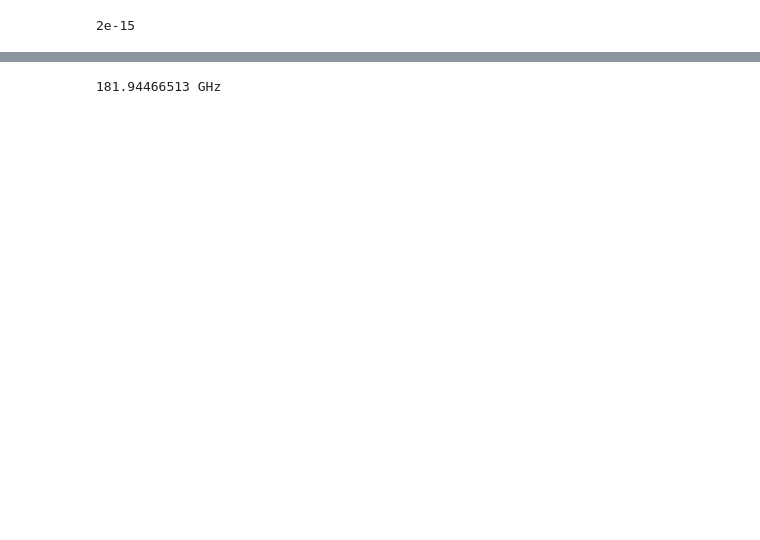
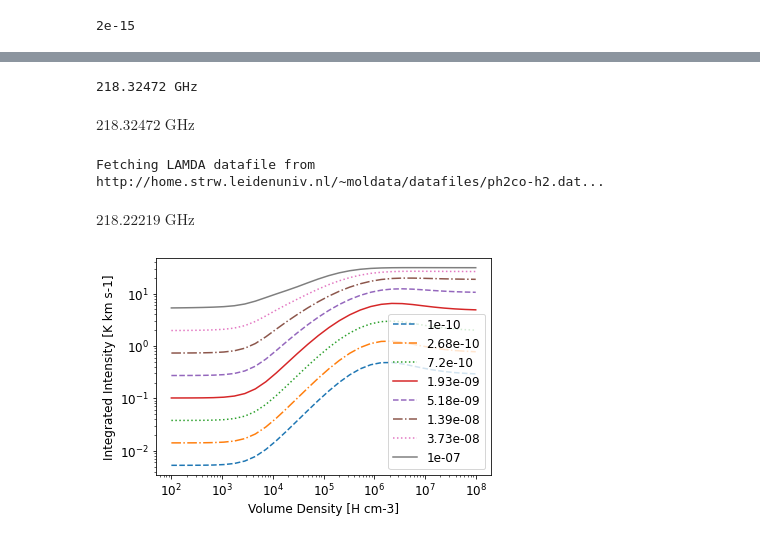
Before and after one commit to SpacialTree/clouds-g5-b1, a Jupyter notebook: DespoticSiO.ipynb, the cells around one changed output, grey strips where cells are left out. Saved outputs shown, nothing was run; the diff lists cells and outputs as text; code cells hidden in the pictures; blank space fills up the shorter version.

```diff
--- a/DespoticSiO.ipynb
+++ b/DespoticSiO.ipynb
@@ -350,4 +357,77 @@ freq = ([l["freq"] for l in lines] * u.Hz).to(u.GHz)
 # %%
-print(freq[19]) # ~218
+print(freq[23]) # ~218
 # %% [output]
-181.94466513 GHz
+218.32472 GHz
+# %%
+freq[23]
+# %% [output]
+$218.32472 \; \mathrm{GHz}$
+# %%
+g5.addEmitter('ph2co-h2', 19**-8)
+# %% [output]
+Fetching LAMDA datafile from http://home.strw.leidenuniv.nl/~moldata/datafiles/ph2co-h2.dat...
+# %%
+lines = g5.lineLum("ph2co-h2")
+# %%
+freq = ([l["freq"] for l in lines] * u.Hz).to(u.GHz)
+freq[2]
+# %% [output]
+$218.22219 \; \mathrm{GHz}$
+# %%
+def bright_temp(lines, n):
+    TB = [l["intTB"] for l in lines] #* u.K * u.km / u.second
+    return TB[n]
+
+### H2CO
+g5 = cloud()
+g5.colDen = 1.0e22
+g5.sigmaNT = 2.0e5
+g5.Tg = 50#150#80.0 #50.0
+g5.comp.xoH2 = 0.1
+g5.comp.xpH2 = 0.4
+g5.comp.xHe = 0.1
+
+vol_dense = 10**np.linspace(2, 8, num=30) # 100 to 10^8
+T_gas = np.linspace(20, 200, num=10) # 20 to 200 K
+#abundance = 10**np.linspace(-13, -6, num=10) # 10^-13 to 10^-6
+
+TB = np.zeros(vol_dense.size)
+abundance = 10**np.linspace(-10, -7, num=8) # 10^-13 to 10^-6
+
+fig, ax = plt.subplots()
+#plt.figure(figsize=(9, 3))
+
+#default_cycler = (cycler(linestyle=linestyle_tuple))
+
+#plt.rc('lines', linewidth=2)
+#plt.rc('axes', prop_cycle=default_cycler)
+
+for a in abundance:
+    for n in range(vol_dense.size):
+        g5.nH = vol_dense[n]
+        g5.sigmaNT = 2e-14 * g5.colDen / g5.nH
+        g5.addEmitter("ph2co-h2", a)
+        lines = g5.lineLum("ph2co-h2")
+        TB[n] = bright_temp(lines, 2)
+    #print('Abundance:', a)
+
+    title = 'Abundance: ' + str(a)# + ' SiO molecules per H nucleus'
+    #print(a)
+    lab = format(a, '.3g') #str(a)
+    plt.plot(vol_dense, TB, next(linecycler), label=lab)
+    plt.xscale('log')
+    plt.yscale('log')
+    plt.xlabel('Volume Density [H cm-3]')
+    plt.ylabel('Integrated Intensity [K km s-1]')
+    #try:
+    #    ax.axhline(y=3.159198, color='r', linestyle='-')#, label='max')
+    #except:
+    #    print('oops')
+    #plt.title(title)
+    #plt.show()
+plt.legend()
+#plt.ylim(top=5)
+#plt.ylim(bottom=0)
+freq = ([l["freq"] for l in lines] * u.Hz).to(u.GHz)
+# %% [output]
+[figure, added]
```
Also changed, not shown: parts of 8 cells of this notebook, 7 other files.
